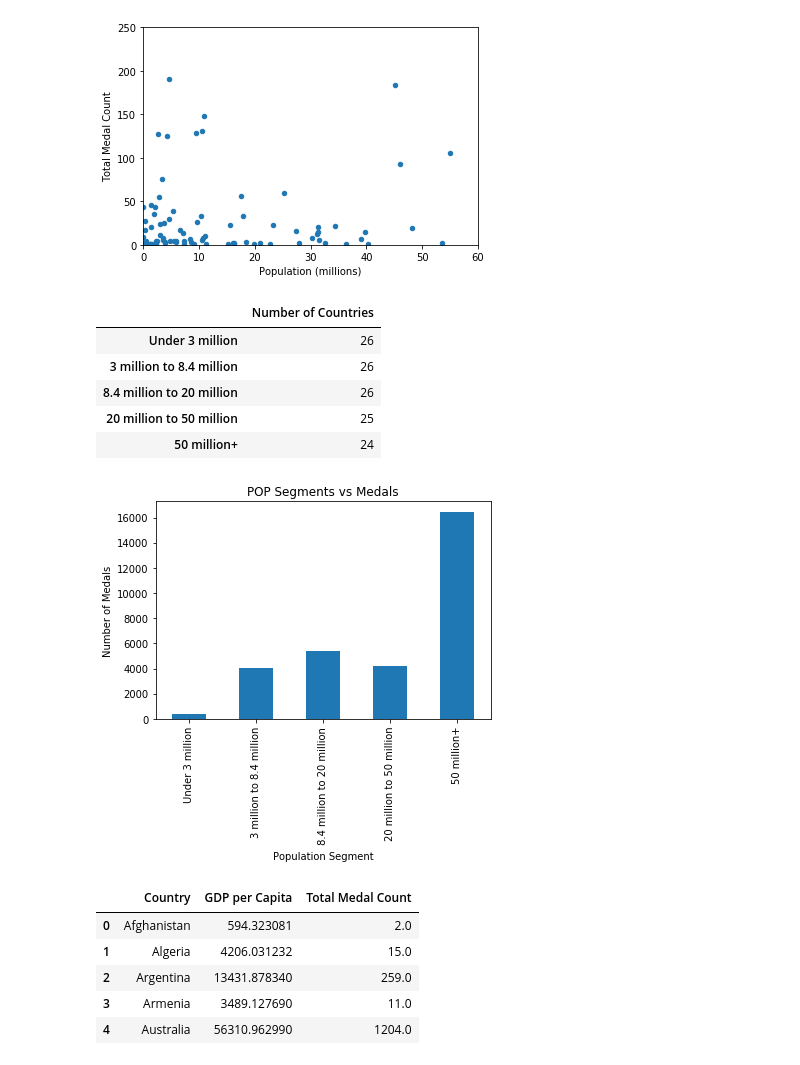
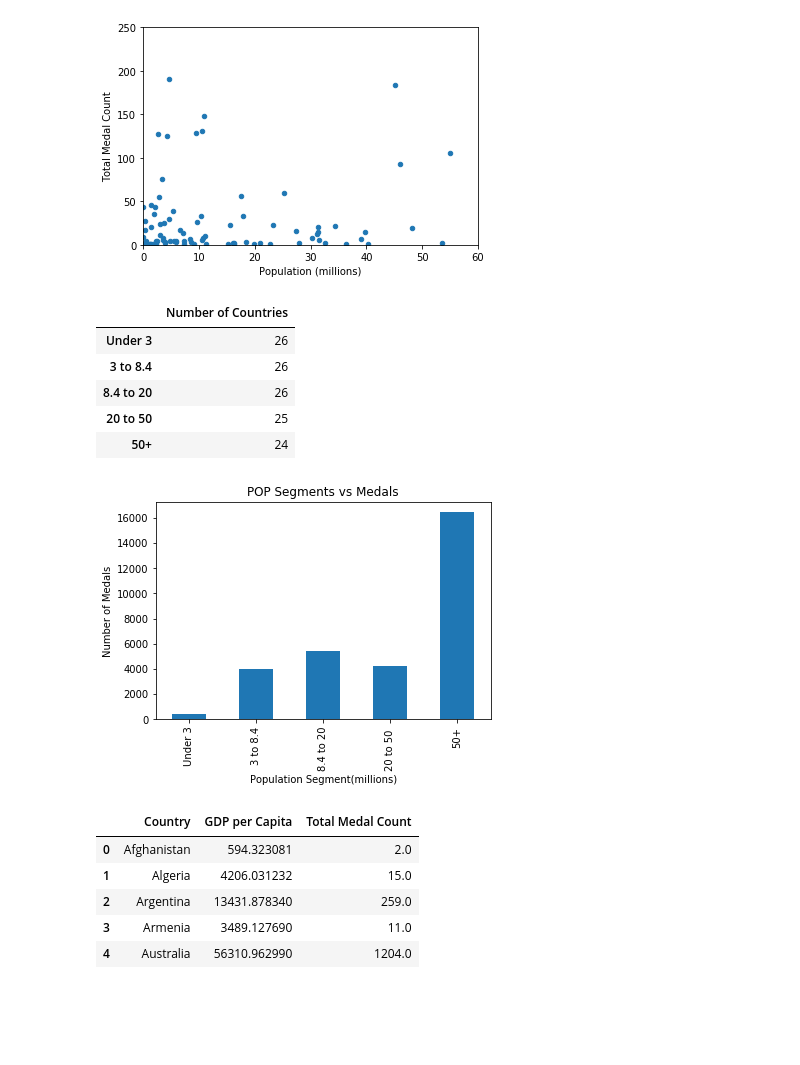
Before and after one commit to brittney-joyce/Olympic-Data-Analysis, a Jupyter notebook: Individual_Code/Taron/Taron Code.ipynb, the cells around one changed output. Cells and saved outputs as stored; diff of their text form; code cells hidden in the pictures; blank space fills up the shorter version.

```diff
--- a/Individual_Code/Taron/Taron Code.ipynb
+++ b/Individual_Code/Taron/Taron Code.ipynb
@@ -89,7 +89,7 @@ plt.show()
 # %%
 #Create Bins to segment data by population
 pop_bins = [0, 2.95, 8.400000, 20.000000, 50.000000, 99999999999 ]
-pop_names = ["Under 3 million", "3 million to 8.4 million", " 8.4 million to 20 million", "20 million to 50 million", "50 million+"]
+pop_names = ["Under 3", "3 to 8.4", "8.4 to 20", "20 to 50 ", "50+"]
 
 # Categorize the Countries into population bins
 SW_Merge['Pop Seg']=pd.cut(SW_Merge["Population"], pop_bins, labels=pop_names)
@@ -99,22 +99,22 @@ pop_demographics_totals = pd.DataFrame({"Number of Countries": pop_demographics_
 pop_demographics_totals.sort_index()
 # %% [output]
 |  | Number of Countries |
-| Under 3 million | 26 |
-| 3 million to 8.4 million | 26 |
-| 8.4 million to 20 million | 26 |
-| 20 million to 50 million | 25 |
-| 50 million+ | 24 |
+| Under 3 | 26 |
+| 3 to 8.4 | 26 |
+| 8.4 to 20 | 26 |
+| 20 to 50 | 25 |
+| 50+ | 24 |
 # %%
 #Plot to see the results
 popseg_=SW_Merge.groupby('Pop Seg')
 med_=popseg_['Total Medal Count'].sum()
 pop_chart = med_.plot(kind="Bar", title="POP Segments vs Medals")
-pop_chart.set_xlabel("Population Segment")
+pop_chart.set_xlabel("Population Segment(millions)")
 pop_chart.set_ylabel("Number of Medals")
 plt.savefig('Pop vs Medal Count bins', dpi = 600, bbox_inches = 'tight')
 plt.show()
 # %% [output]
-[figure, old version]
+[figure, new version]
 # %%
 #new df with selected columns
 gdpmed_ser=SW_Merge[['Country', 'GDP per Capita', 'Total Medal Count']].copy()
```
Also changed, not shown: parts of 2 cells of this notebook.
